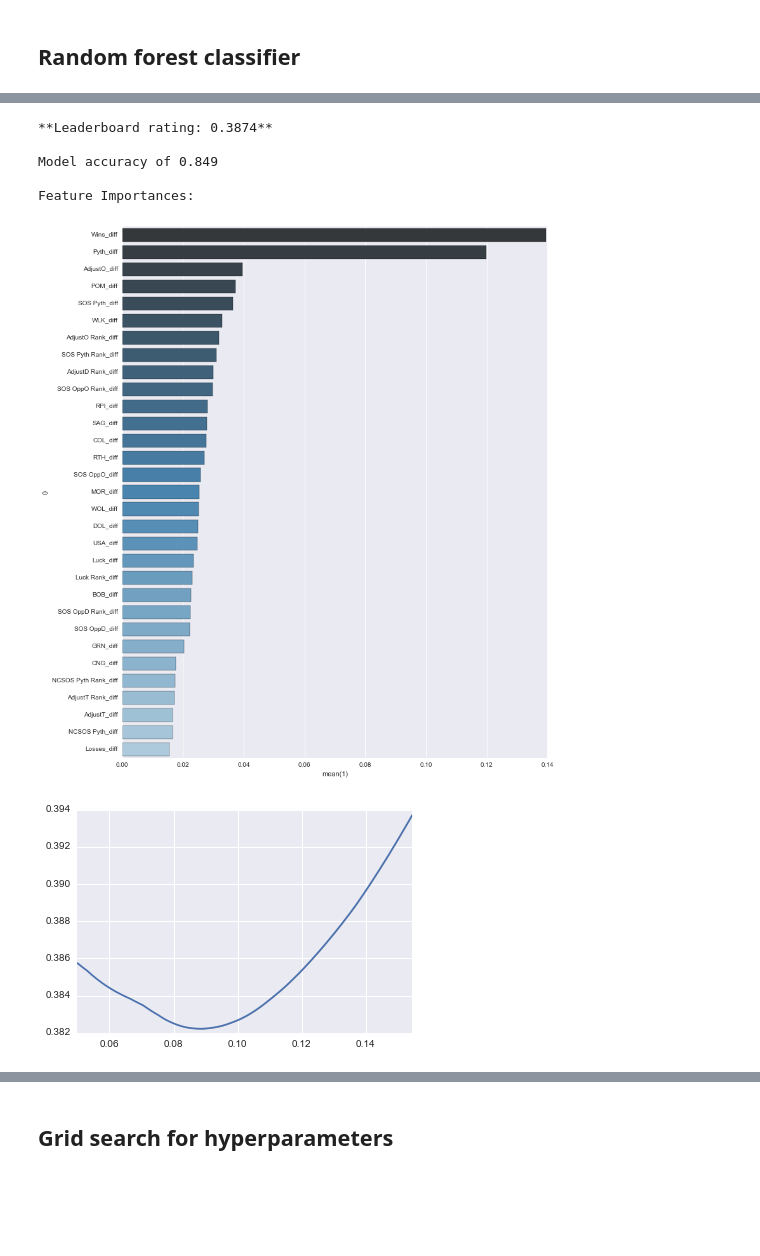
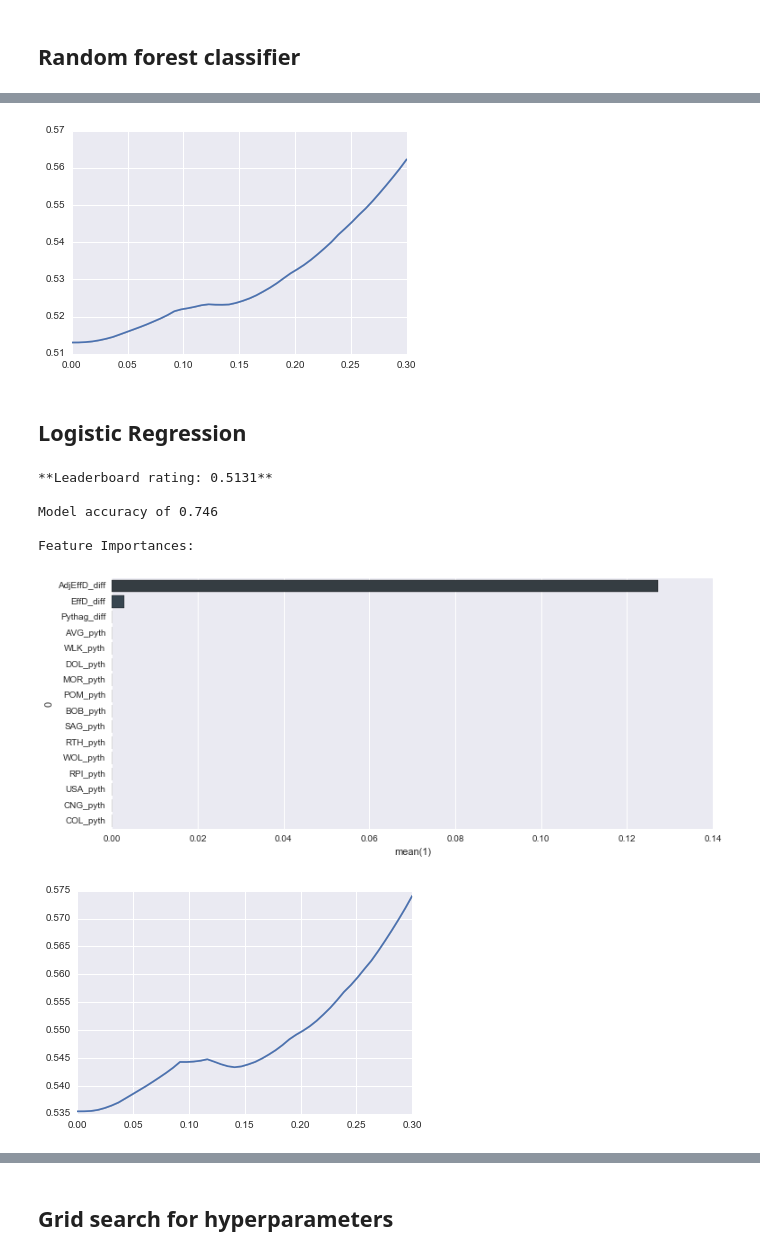
Before and after one commit to dlin17/kaggle, a Jupyter notebook: marchmadness/random_forest.ipynb, the cells around one changed output, grey strips where cells are left out. Saved outputs shown, nothing was run; the diff lists cells and outputs as text; code cells hidden in the pictures; blank space fills up the shorter version.

```diff
--- a/marchmadness/random_forest.ipynb
+++ b/marchmadness/random_forest.ipynb
@@ -136,0 +150,24 @@ predicted_probs = clf.predict_proba(test_data)
+# %%
+params = {'criterion': 'entropy'
+          ,'max_depth': 3
+          ,'max_features': 7
+          ,'n_estimators': 500
+          ,'n_jobs': -1
+         }
+
+clf = RandomForestClassifier(**params)
+clf.fit(training_data, training_labels > 0)
+predicted_scores = clf.predict(test_data)
+
+predicted_probs = clf.predict_proba(test_data)
+
+print('\n**Leaderboard rating: %.4f**'%(log_loss(test_labels > 0, predicted_probs[:,1], eps=0.03)))
+
+print('\nModel accuracy of %.3f\n\nFeature Importances:\n'
+      %np.mean(predicted_scores == (test_labels > 0).values))
+
+feat_import = sorted(zip(test_data.columns, clf.feature_importances_), key=lambda tup: tup[1], reverse=True)
+
+plt.figure(figsize=(12,5))
+ax = sns.barplot(pd.DataFrame(feat_import)[1], pd.DataFrame(feat_import)[0], orient="h", palette='Blues_d')
+rf_probas = predicted_probs.copy()
@@ -137,26 +181,43 @@ predicted_probs = clf.predict_proba(test_data)
+# %%
+epsilons = np.linspace(0,0.3)
+ratings = [log_loss(test_labels > 0, predicted_probs[:,1], eps=clip) for clip in epsilons]
+
+
+ax = sns.tsplot(ratings, epsilons)
+# %% [output]
+[figure, added]
+# %% [markdown]
+## Logistic Regression
 # %%
-print('\n**Leaderboard rating: %.4f**'%(log_loss(test_labels > 0, predicted_probs[:,1], eps=0.04)))
+clf = LogisticRegression(C=0.01, penalty='l1')
+clf.fit(training_data, training_labels > 0)
+predicted_scores = clf.predict(test_data)
+
+predicted_probs = clf.predict_proba(test_data)
+
+print('\n**Leaderboard rating: %.4f**'%(log_loss(test_labels > 0, predicted_probs[:,1], eps=0.01)))
 
 print('\nModel accuracy of %.3f\n\nFeature Importances:\n'
       %np.mean(predicted_scores == (test_labels > 0).values))
 
-feat_import = sorted(zip(test_data.columns, clf.feature_importances_), key=lambda tup: tup[1], reverse=True)
+feat_import = sorted(zip(test_data.columns, clf.coef_.reshape(len(test_data.columns),)), key=lambda tup: tup[1], reverse=True)
 
-plt.figure(figsize=(12,15))
+plt.figure(figsize=(12,5))
 ax = sns.barplot(pd.DataFrame(feat_import)[1], pd.DataFrame(feat_import)[0], orient="h", palette='Blues_d')
+
+lr_probas = predicted_probs.copy()
 # %% [output]
-**Leaderboard rating: 0.3874**
+**Leaderboard rating: 0.5131**
 
-Model accuracy of 0.849
+Model accuracy of 0.746
 
 Feature Importances:
-[figure, old version]
+[figure, new version]
 # %%
-
-epsilons = [x/2000 for x in range(100,310)]
+epsilons = np.linspace(0,0.3)
 ratings = [log_loss(test_labels > 0, predicted_probs[:,1], eps=clip) for clip in epsilons]
 
 
 ax = sns.tsplot(ratings, epsilons)
 # %% [output]
-[figure, old version]
+[figure, new version]
```
Also changed, not shown: parts of 12 cells of this notebook.
